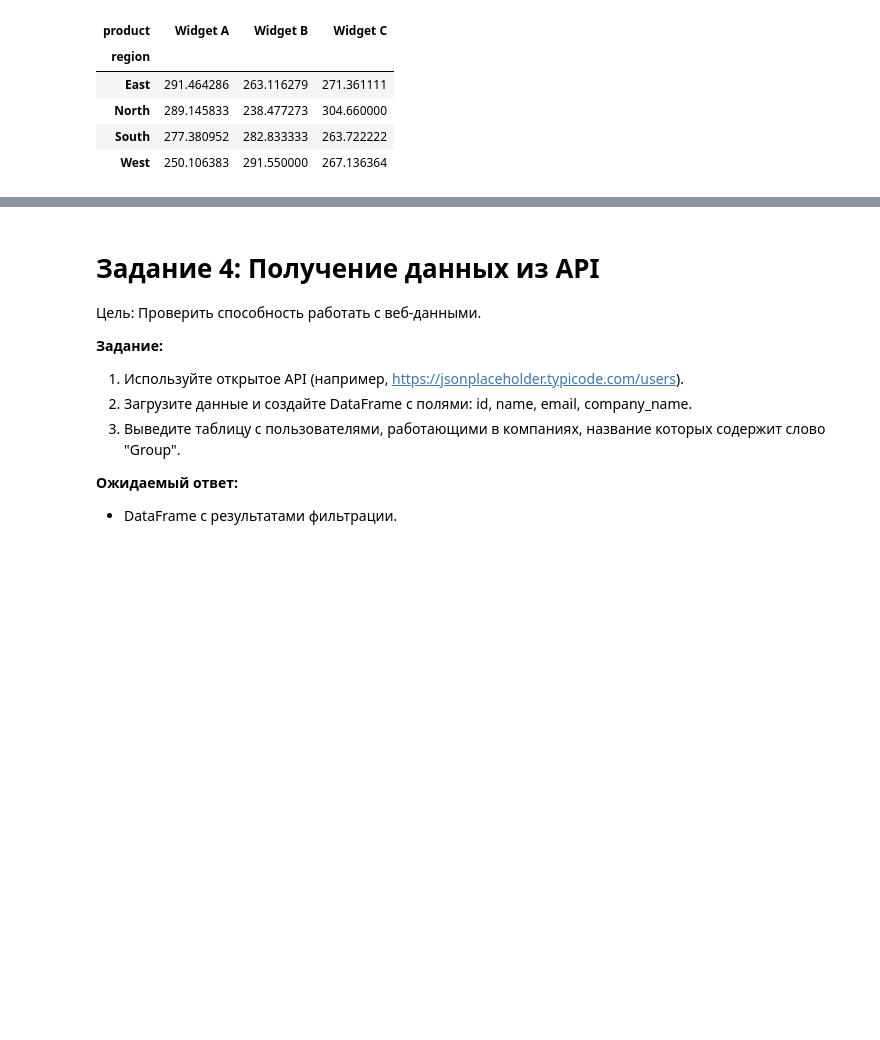
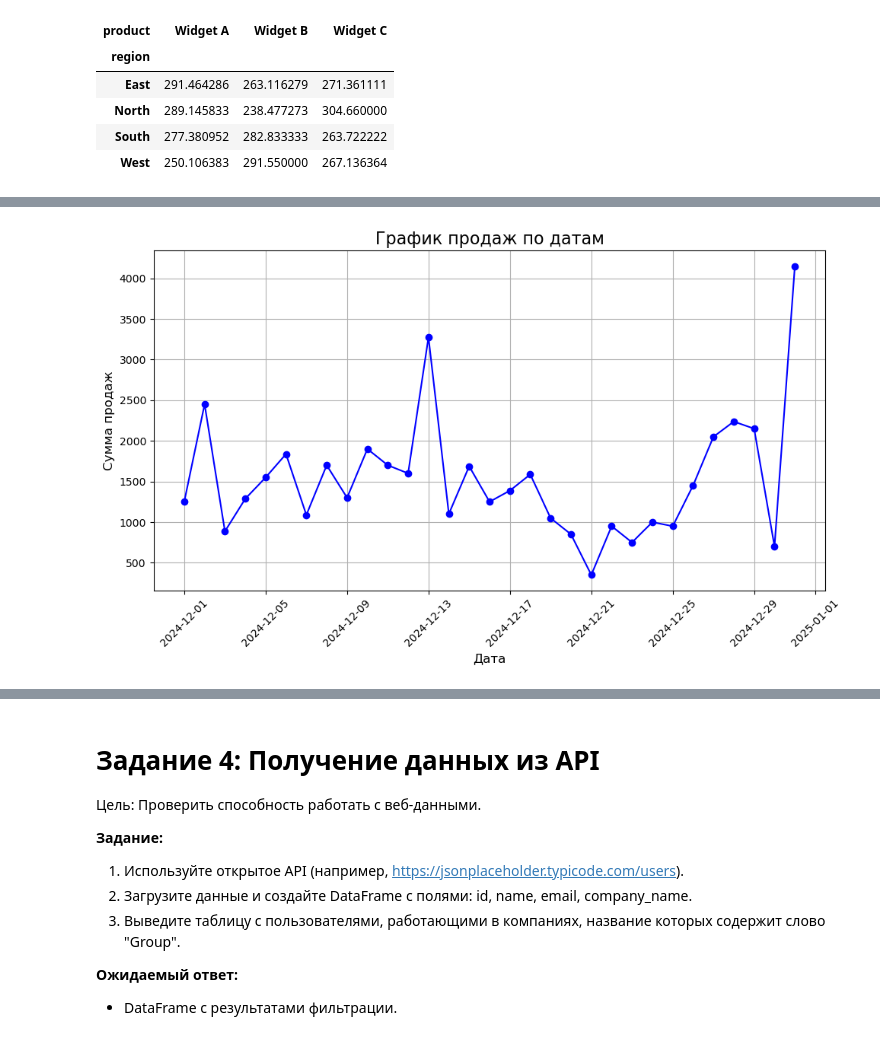
Before and after one commit to nikolay-grudanov/MEPHI-SF_ML, a Jupyter notebook: academic-semester-1/python_for_data_analysis/exam/exam_gna.ipynb, the cells around one changed output, grey strips where cells are left out. Saved outputs shown, nothing was run; the diff lists cells and outputs as text; code cells hidden in the pictures; blank space fills up the shorter version.

Commit message:
Выполнил экзаменационое задание по анализу данных

```diff
--- a/academic-semester-1/python_for_data_analysis/exam/exam_gna.ipynb
+++ b/academic-semester-1/python_for_data_analysis/exam/exam_gna.ipynb
@@ -206,0 +258,3 @@ region (регион).
+# %%
+data['date'] = pd.to_datetime(data['date'])
+get_info(data)
@@ -206,0 +315,8 @@ region (регион).
+# %%
+# Заполнение пропущенных дат
+# Воспользуемя встроеным методом Pandas, чтобы заполнить пропущенные значения
+# ffill: Использует предыдущее известное значение для заполнения пропусков.
+data['date'] = data['date'].ffill()
+get_info(data)
+total_records = data.shape[0]
+print("Количество записей:", total_records)
@@ -206,0 +341,10 @@ region (регион).
+# %%
+# Заменяем отрицательные значения на медиану положительных значений
+median_sales = data['sales'][data['sales'] > 0].median()
+data['sales'] = data['sales'].apply(lambda x: median_sales if x < 0 else x)
+
+# Заполняем пропущенные значения средним значением
+mean_sales = data['sales'].mean()
+data['sales'] = data['sales'].fillna(mean_sales)
+
+get_info(data)
@@ -206,0 +369,17 @@ region (регион).
+# %%
+# Группировка данных по дате и суммирование продаж
+grouped_data = data.groupby('date')['sales'].sum().reset_index()
+
+# Построение графика
+plt.figure(figsize=(10, 6))
+plt.plot(grouped_data['date'], grouped_data['sales'], marker='o', linestyle='-', color='b')
+plt.title('График продаж по датам', fontsize=16)
+plt.xlabel('Дата', fontsize=12)
+plt.ylabel('Сумма продаж', fontsize=12)
+plt.grid(True)
+plt.xticks(rotation=45)
+plt.tight_layout()
+plt.savefig('charts/sales_by_date.png', dpi=300)
+plt.show()
+# %% [output]
+[figure, added]
```
Also changed, not shown: parts of 11 cells of this notebook, 2 other files.
